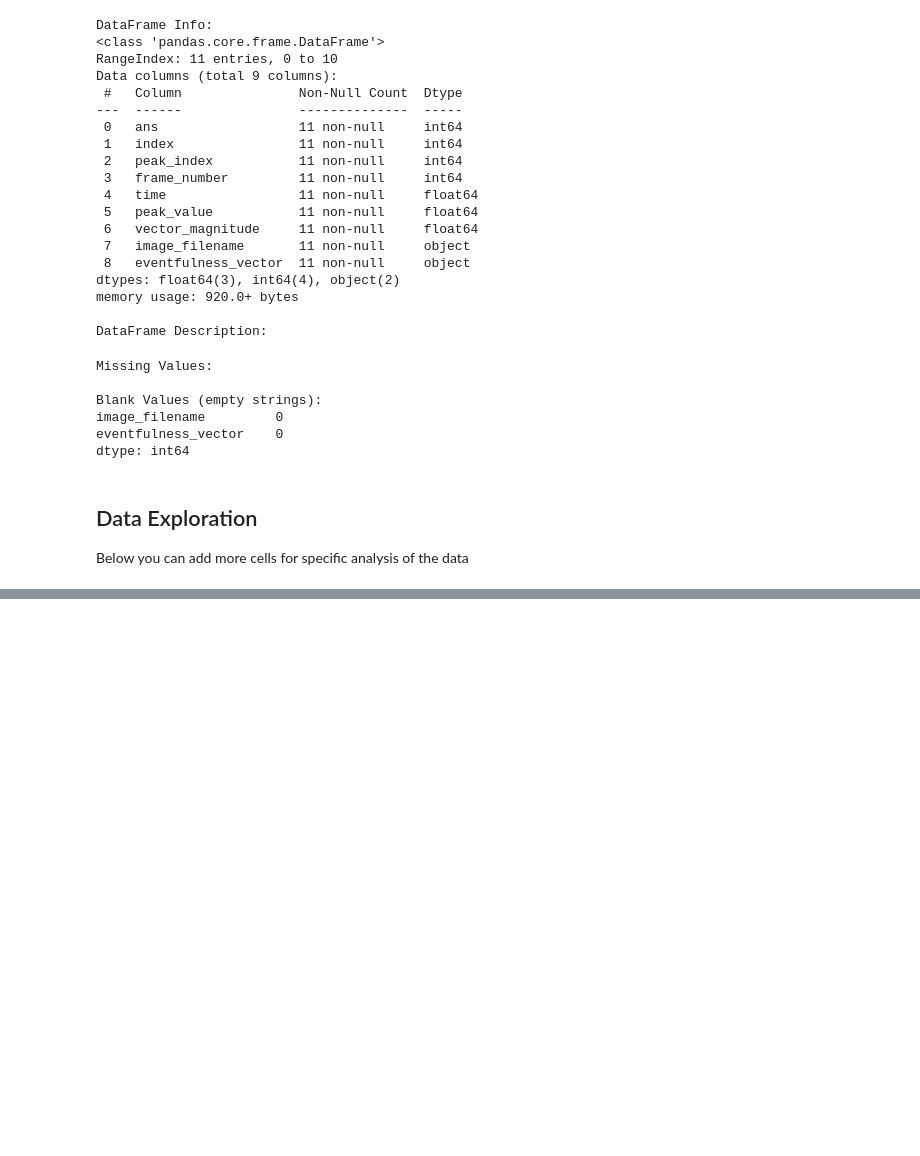
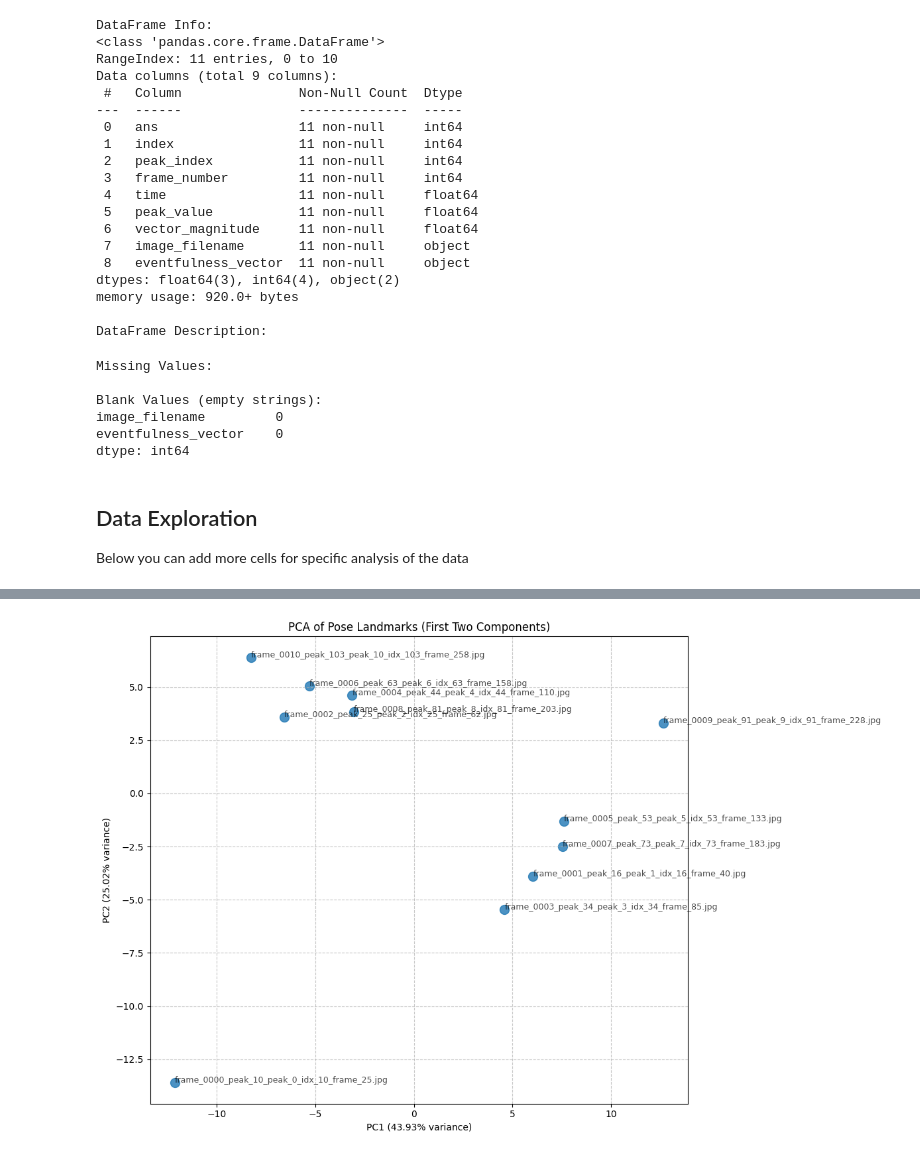
Before and after one commit to ishansaha01/Mirror2, a Jupyter notebook: data-analysis.ipynb, the cells around one changed output, grey strips where cells are left out. Drawn from its saved outputs; the diff is of its cells as text; code cells hidden in the pictures; blank space fills up the shorter version.

```diff
--- a/data-analysis.ipynb
+++ b/data-analysis.ipynb
@@ -266,0 +489,84 @@ Clustering accuracy compared to even/odd indices: 0.8000
+# %%
+# PCA Analysis of Pose Landmark Vectors
+
+# Load the pose dataframe if not already in memory
+try:
+    # Check if pose_df exists
+    pose_df
+    print("Using existing pose_df")
+except NameError:
+    # If not, try to load from pickle
+    pickle_path = os.path.join('/home/is1893/Mirror2/pose-results', 'pose_landmarks_data.pkl')
+    if os.path.exists(pickle_path):
+        pose_df = pd.read_pickle(pickle_path)
+        print(f"Loaded pose_df from {pickle_path}")
+    else:
+        # If pickle doesn't exist, try CSV
+        csv_path = os.path.join('/home/is1893/Mirror2/pose-results', 'pose_landmarks_data.csv')
+        if os.path.exists(csv_path):
+            pose_df = pd.read_csv(csv_path)
+            print(f"Loaded pose_df from {csv_path}")
+        else:
+            raise FileNotFoundError("Could not find pose_landmarks_data.pkl or pose_landmarks_data.csv")
+
+# Extract only the landmark data (exclude image_name and processing_time)
+landmark_columns = [col for col in pose_df.columns if col.startswith('landmark_')]
+X_pose = pose_df[landmark_columns]
+
+# Check for and handle any NaN values
+if X_pose.isna().any().any():
+    print(f"Found {X_pose.isna().sum().sum()} NaN values. Filling with zeros.")
+    X_pose = X_pose.fillna(0)
+
+# Standardize the data
+from sklearn.preprocessing import StandardScaler
+scaler = StandardScaler()
+X_pose_scaled = scaler.fit_transform(X_pose)
+
+# Apply PCA
+from sklearn.decomposition import PCA
+# Choose number of components - can keep 95% of variance or specific number
+pca = PCA(n_components=.95)  # Keep components that explain 95% of variance
+X_pose_pca = pca.fit_transform(X_pose_scaled)
+
+# Print PCA results
+print(f"Original data shape: {X_pose.shape}")
+print(f"PCA data shape: {X_pose_pca.shape}")
+print(f"Number of components selected: {pca.n_components_}")
+print(f"Explained variance ratio: {pca.explained_variance_ratio_}")
+print(f"Total explained variance: {sum(pca.explained_variance_ratio_):.4f}")
+
+# Create a DataFrame with PCA results
+pca_df = pd.DataFrame(X_pose_pca, columns=[f'PC{i+1}' for i in range(X_pose_pca.shape[1])])
+pca_df['image_name'] = pose_df['image_name']
+
+# Display first few rows of PCA results
+print("\nPCA Results (first few rows):")
+pca_df.head()
+
+# Visualize the first two principal components
+plt.figure(figsize=(12, 8))
+plt.scatter(X_pose_pca[:, 0], X_pose_pca[:, 1], alpha=0.8, s=100)
+
+# Add image labels
+for i, img in enumerate(pose_df['image_name']):
+    plt.annotate(img, (X_pose_pca[i, 0], X_pose_pca[i, 1]),
+                 fontsize=9, alpha=0.7)
+
+plt.title('PCA of Pose Landmarks (First Two Components)')
+plt.xlabel(f'PC1 ({pca.explained_variance_ratio_[0]:.2%} variance)')
+plt.ylabel(f'PC2 ({pca.explained_variance_ratio_[1]:.2%} variance)')
+plt.grid(True, linestyle='--', alpha=0.7)
+plt.tight_layout()
+plt.show()
+
+# Plot explained variance
+plt.figure(figsize=(10, 6))
+plt.plot(np.cumsum(pca.explained_variance_ratio_), marker='o', linestyle='-')
+plt.xlabel('Number of Components')
+plt.ylabel('Cumulative Explained Variance')
+plt.title('Explained Variance by Components')
+plt.grid(True, linestyle='--', alpha=0.7)
+plt.tight_layout()
+plt.show()
+# %% [output]
@@ -266,0 +581 @@ Clustering accuracy compared to even/odd indices: 0.8000
+[figure, added]
```
Also changed, not shown: parts of 6 cells of this notebook, 1 other file.
